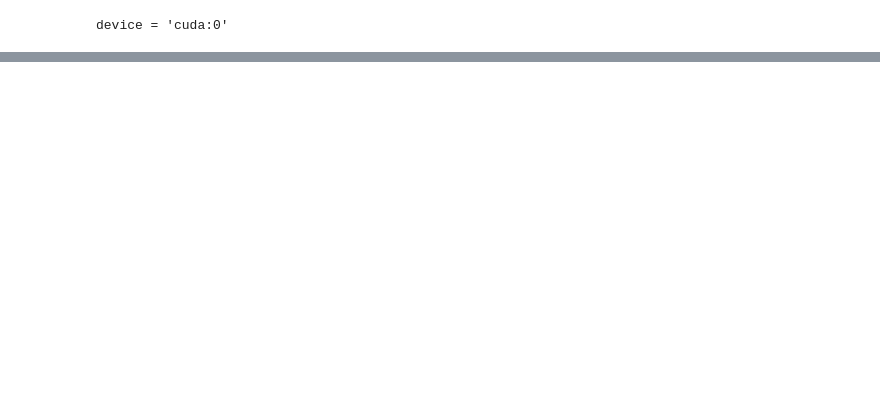
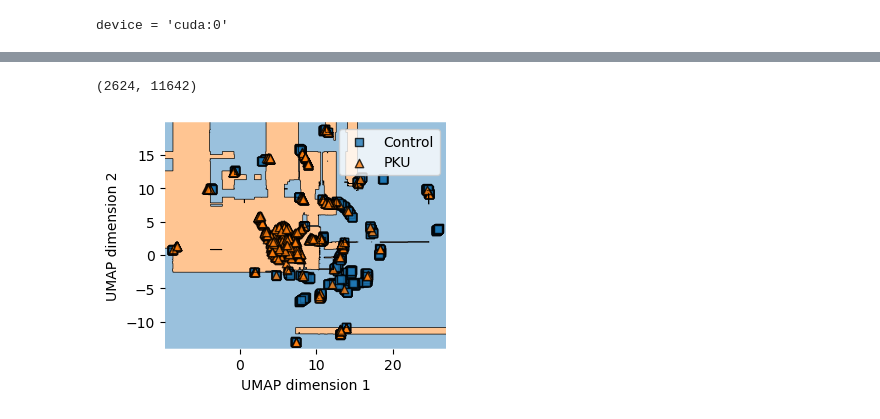
Before and after one commit to DeepenData/Graph_Neural_Networks_and_Phenylketonuria, a Jupyter notebook: src/step07_output_from_intermediate_layer.ipynb, the cells around one changed output, grey strips where cells are left out. Cells and saved outputs as stored; diff of their text form; code cells hidden in the pictures; blank space fills up the shorter version.

```diff
--- a/src/step07_output_from_intermediate_layer.ipynb
+++ b/src/step07_output_from_intermediate_layer.ipynb
@@ -76,0 +79,29 @@ plt.show()
+# %%
+intermediate_output.shape
+# %% [output]
+(2624, 11642)
+# %%
+from acevedo_clss_and_fcns import *
+import torch
+loader_path     = "./results/dataloaders/loader_Concen_plus_Fluxes.pt"
+loader = torch.load(loader_path)
+loader_validation = loader.get_validation_loader()
+
+#train_classifiers_with_dataloader(loader.get_train_loader())
+contatenated = torch.Tensor()
+labels_from_loader       = torch.Tensor()
+
+for data in loader_validation:  # Iterate in batches over the training dataset.
+            #data.to('cuda')
+            #out = model(data.x, data.edge_index, data.batch)
+        reshaped_batch     = data.x.reshape(data.y.shape[0], -1)
+        contatenated       = torch.cat((contatenated,reshaped_batch),0)
+        labels_from_loader = torch.cat((labels_from_loader, data.y),0)
+X_from_loader = contatenated#[:,non_zero_cols]
+
+reducer = umap.UMAP()
+embedding = reducer.fit_transform(X_from_loader)
+plot_classsifiers_v2(embedding, labels_from_loader.to(int).numpy())
+plt.show()
+# %% [output]
+[figure, added]
```
Also changed, not shown: parts of 7 cells of this notebook, 14 other files.
